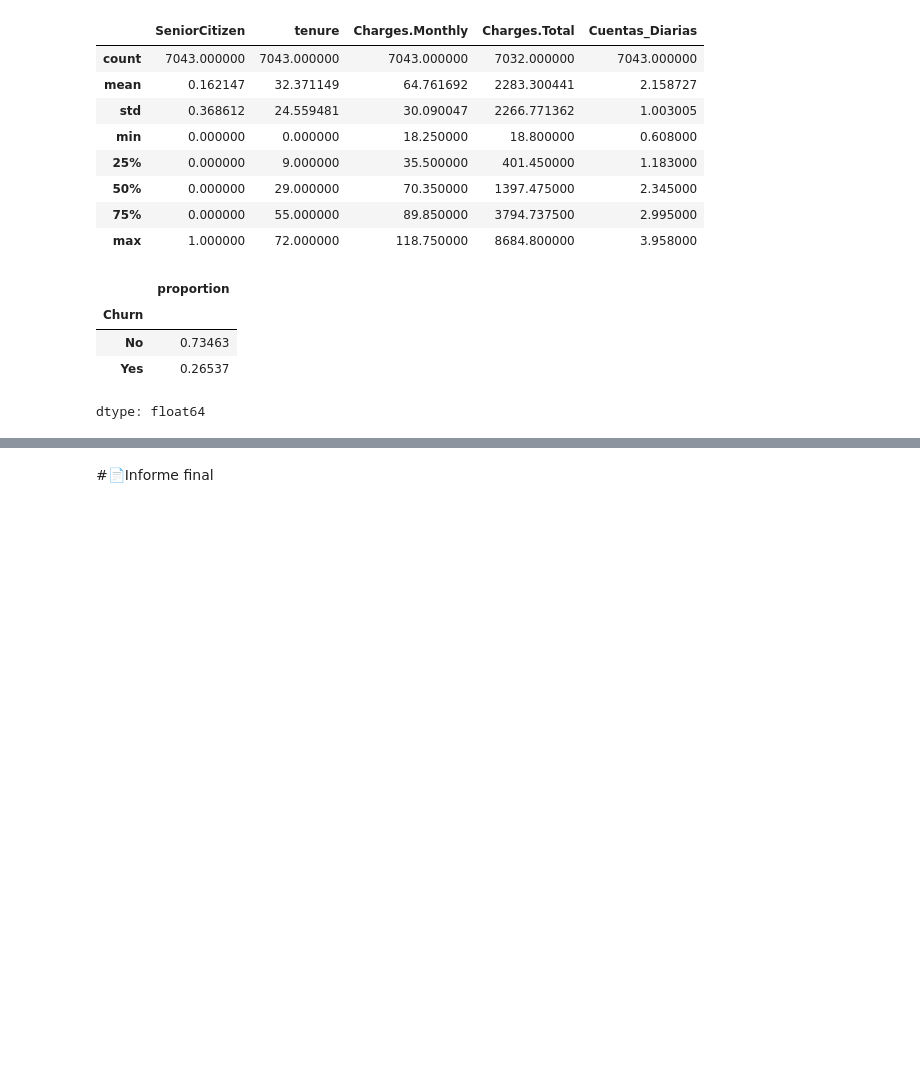
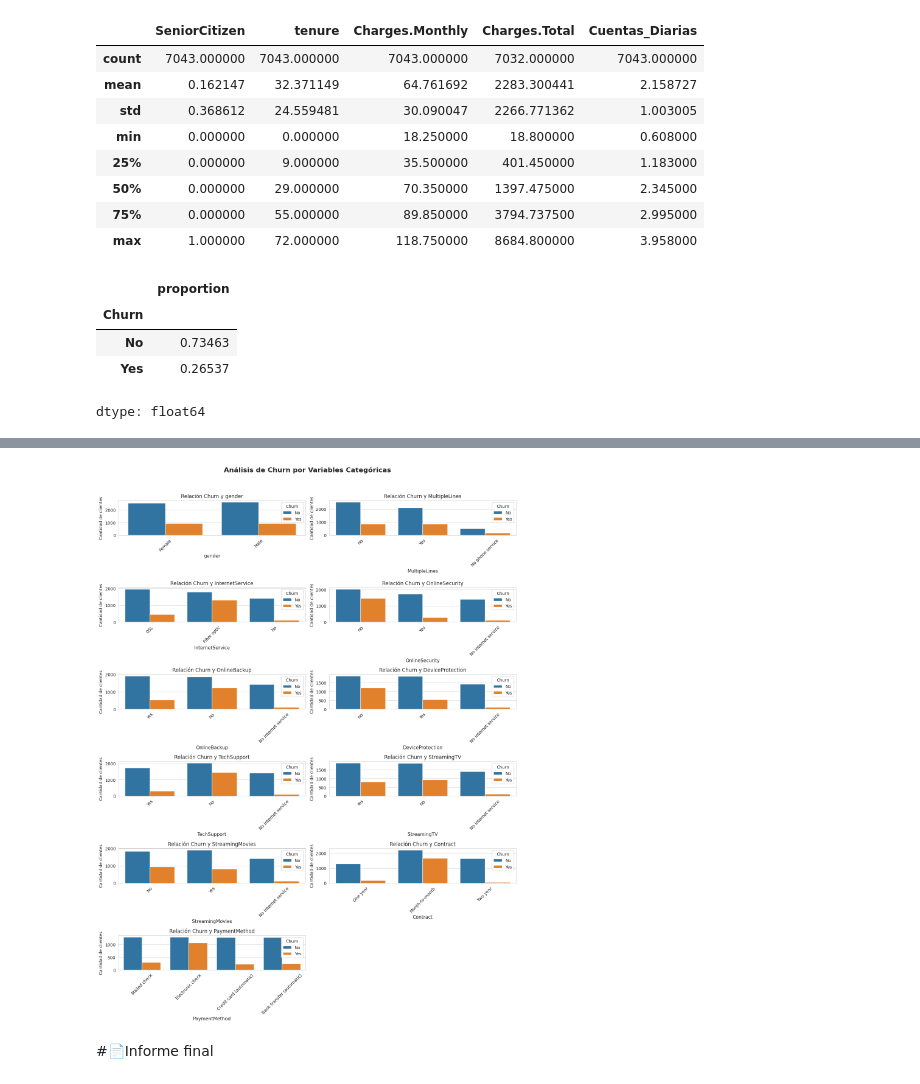
Before and after one commit to RaRamos2025/Challenge-TelecomX_LATAM, a Jupyter notebook: TelecomX_LATAM.ipynb, the cells around one changed output, grey strips where cells are left out. Drawn from its saved outputs; the diff is of its cells as text; code cells hidden in the pictures; blank space fills up the shorter version.

```diff
--- a/TelecomX_LATAM.ipynb
+++ b/TelecomX_LATAM.ipynb
@@ -352,2 +357,33 @@ plt.show()
+# %%
+columnas_categoricas = ['gender', 'MultipleLines', 'InternetService', 'OnlineSecurity',	'OnlineBackup',
+                        'DeviceProtection',	'TechSupport',	'StreamingTV',	'StreamingMovies',	'Contract',
+                        'PaymentMethod']
+
+numero_columnas = 2
+numero_filas = (len(columnas_categoricas) + numero_columnas - 1) // numero_columnas # Ensure enough rows for all plots
+fig, ax = plt.subplots(numero_filas, numero_columnas, figsize=(numero_columnas*7, numero_filas*3))
+ax = ax.flatten()
+plt.suptitle('Análisis de Churn por Variables Categóricas', fontsize=16, y=1.02, fontweight = 'bold')
+
+for i, columna in enumerate(columnas_categoricas):
+  if i < len(ax):
+
+    sns.countplot(x=columna, hue='Churn', data=df_normalizado, ax=ax[i])
+    ax[i].set_title(f'Relación Churn y {columna}', fontsize = 12)
+    ax[i].set_xlabel(columna, fontsize = 11)
+    ax[i].set_ylabel('Cantidad de clientes')
+    ax[i].tick_params(axis='x', rotation=45)
+    ax[i].legend(title='Churn', labels=['No', 'Yes'])
+    ax[i].grid(axis='y', linestyle='-', alpha=0.8)
+
+# Ocultar los subplots vacíos si los hay
+for j in range(i + 1, len(ax)):
+    fig.delaxes(ax[j])
+
+plt.subplots_adjust(top=1.2, right=0.8)
+plt.tight_layout()
+plt.show()
+# %% [output]
+[figure, added]
 # %% [markdown]
 #📄Informe final
```
Also changed, not shown: parts of 5 cells of this notebook.
